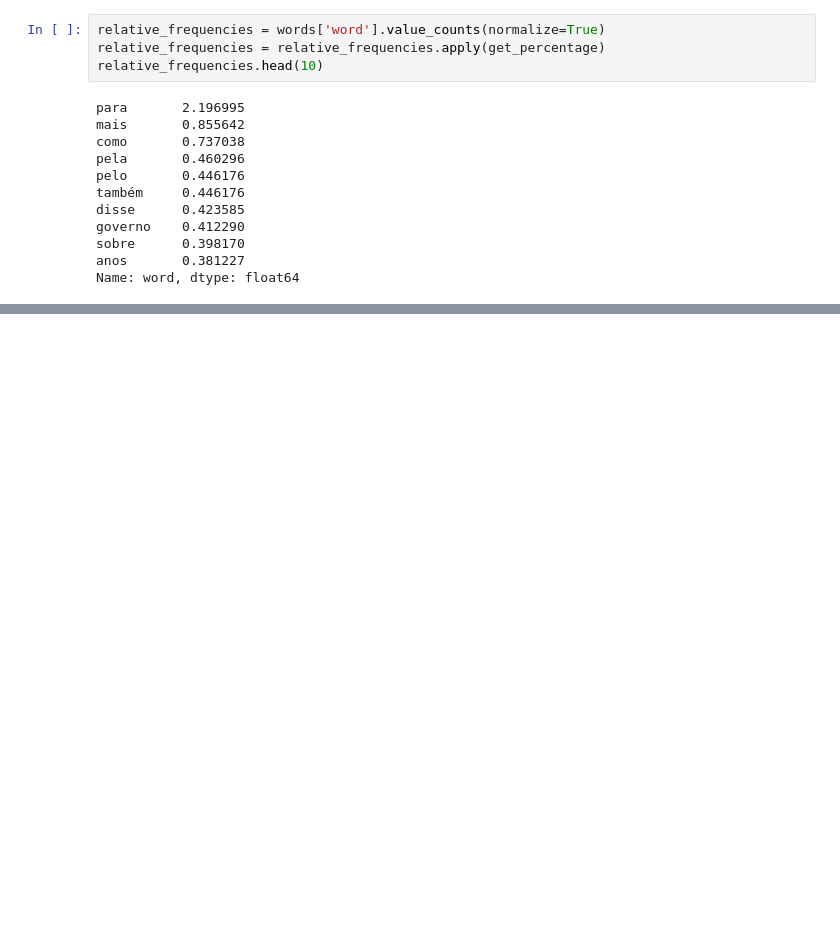
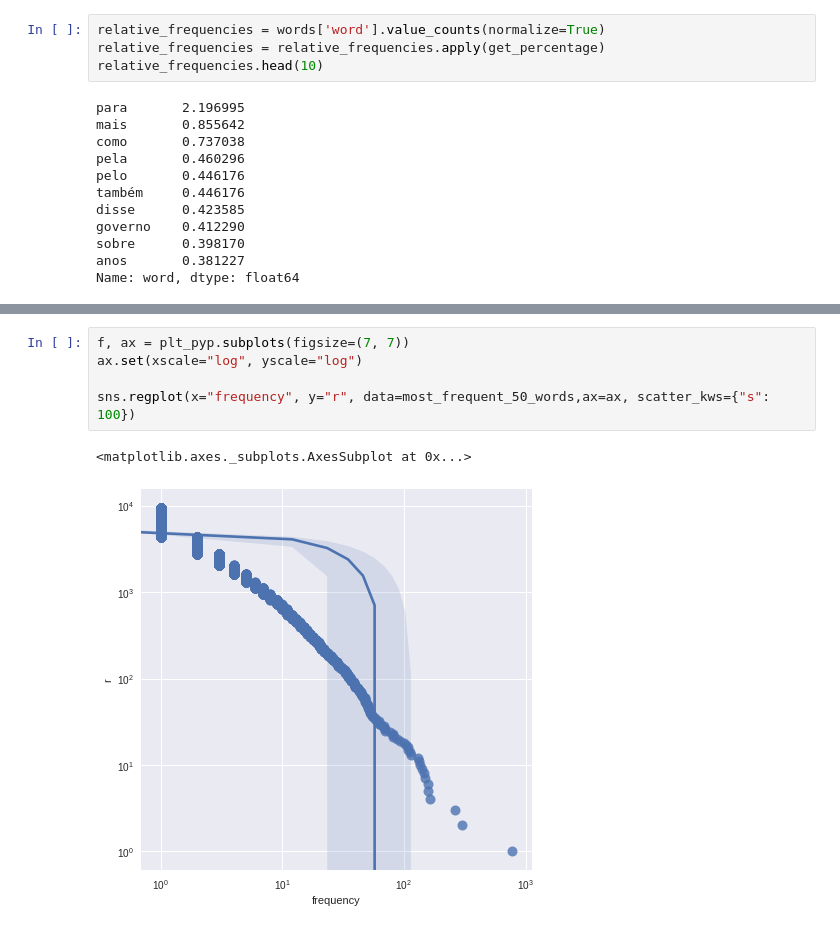
Before and after one commit to fanny/information-retrieval, a Jupyter notebook: lab2/text_processing.ipynb, the cells around one changed output, grey strips where cells are left out. Drawn from its saved outputs; the diff is of its cells as text; blank space fills up the shorter version.

```diff
--- a/lab2/text_processing.ipynb
+++ b/lab2/text_processing.ipynb
@@ -153,0 +162,8 @@ most_frequent_50_words.head(15)
+# %%
+f, ax = plt_pyp.subplots(figsize=(7, 7))
+ax.set(xscale="log", yscale="log")
+
+sns.regplot(x="frequency", y="r", data=most_frequent_50_words,ax=ax, scatter_kws={"s": 100})
+# %% [output]
+<matplotlib.axes._subplots.AxesSubplot at 0x...>
+[figure, added]
```
Also changed, not shown: parts of 15 cells of this notebook.
